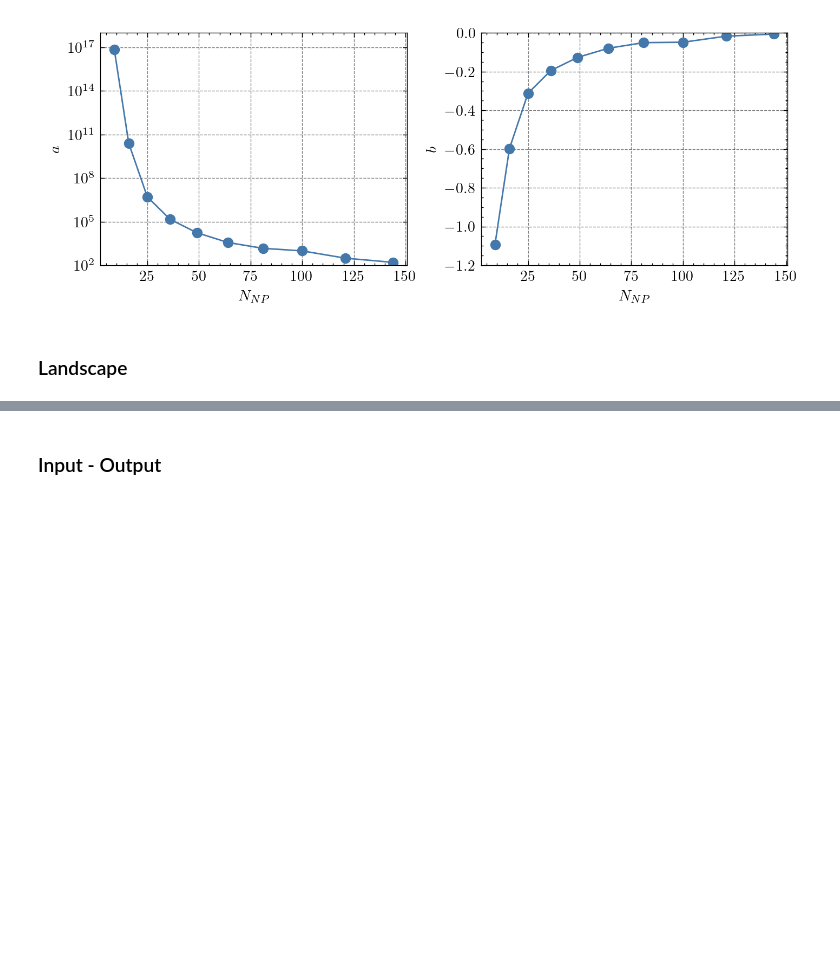
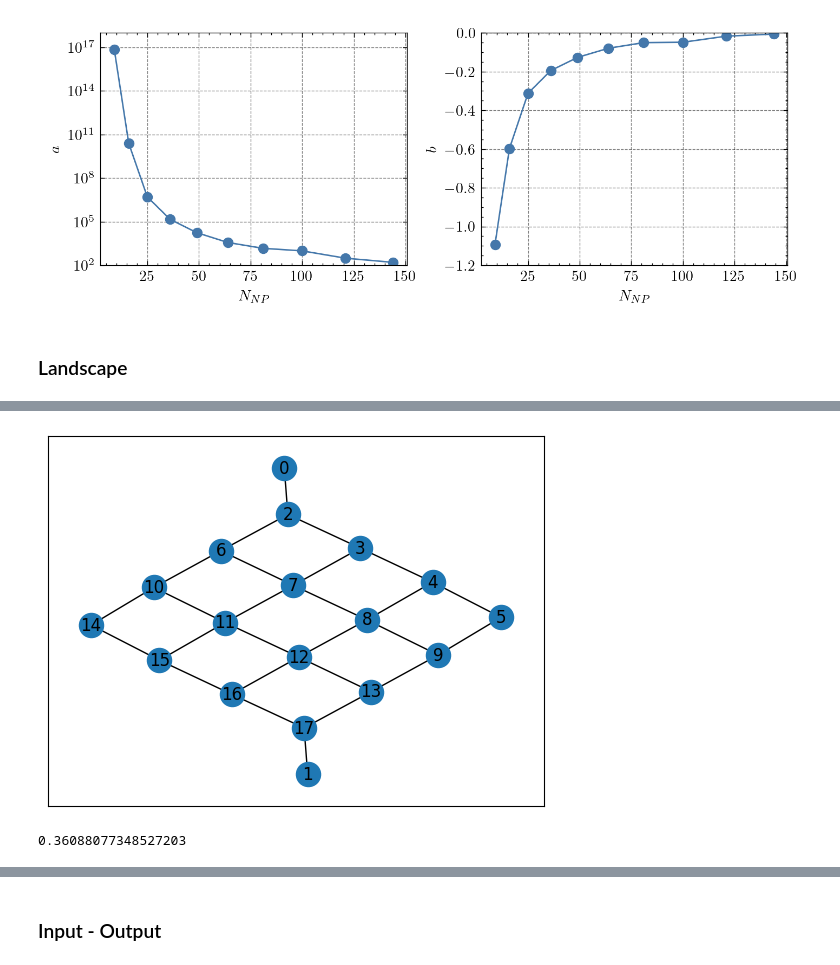
Before and after one commit to JonasMnsing/NanoNets, a Jupyter notebook: scripts/2_funding_period/WP2/step_input/nbk/step_input.ipynb, the cells around one changed output, grey strips where cells are left out. Cells and saved outputs as stored; diff of their text form; code cells hidden in the pictures; blank space fills up the shorter version.

```diff
--- a/scripts/2_funding_period/WP2/step_input/nbk/step_input.ipynb
+++ b/scripts/2_funding_period/WP2/step_input/nbk/step_input.ipynb
@@ -125,0 +190,2 @@ with plt.style.context(["science","bright","grid"]):
+# %%
+dic_currents = {N : pd.read_csv(f"../1I_1O/data/net_currents_Nx={N}_Ny={N}_Nz=1_Ne=2.csv") for N in range(3,13)}
@@ -125,0 +194,20 @@ with plt.style.context(["science","bright","grid"]):
+# %%
+Nmin        = 4
+Nmax        = 4
+small_Rs    = []
+
+for N in range(Nmin,Nmax+1):
+
+    df  = dic_currents[N].copy()*1e9
+    G   = nx.Graph()
+
+
+    junctions   = [eval(col) for col in df.columns]
+    junctions_w = [j + (1/df.iloc[:,i].mean(),) if (df.iloc[:,i].mean() != 0) else j + (np.inf,) for i, j in enumerate(junctions)]
+
+    G.add_nodes_from(np.arange(0,N*N+2))
+    G.add_weighted_edges_from(junctions_w)
+
+    smallest_R_path = nx.shortest_path_length(G, 0, 1, weight='weight')
+
+    small_Rs.append(smallest_R_path)
@@ -125,0 +242,5 @@ with plt.style.context(["science","bright","grid"]):
+# %%
+pos = nx.kamada_kawai_layout(G, weight=None)
+nx.draw_networkx(G, pos)
+# %% [output]
+[figure, added]
@@ -125,0 +249,4 @@ with plt.style.context(["science","bright","grid"]):
+# %%
+nx.shortest_path_length(G, 0, 1, weight='weight')
+# %% [output]
+0.36088077348527203
```
Also changed, not shown: parts of 11 cells of this notebook, 2 other files.
